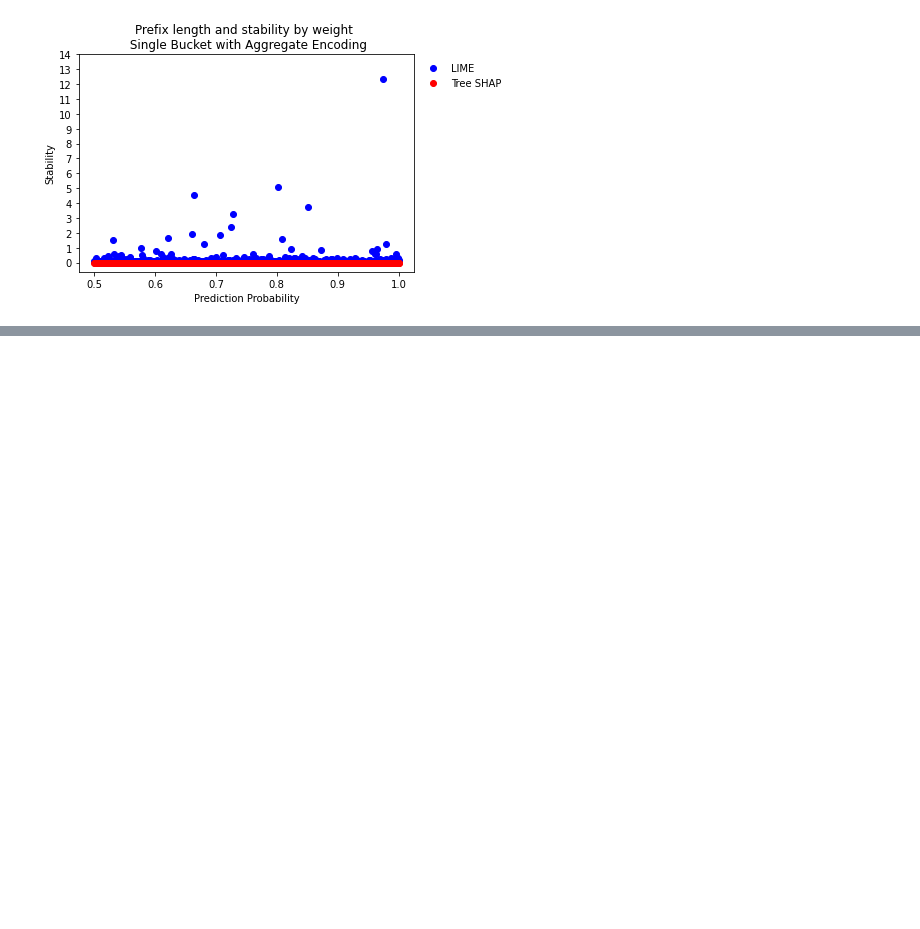
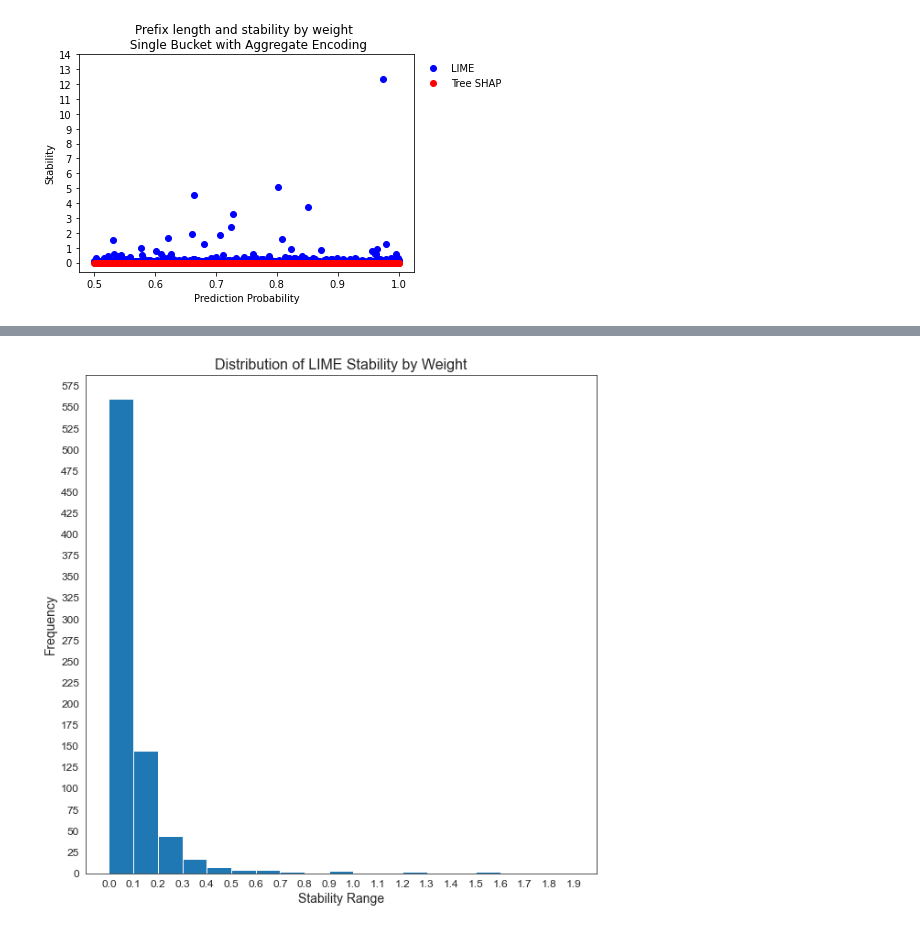
Before and after one commit to Mythreyi-V/PPA_Evaluation, a Jupyter notebook: benchmark_interpretability/PPM_Stability/bpic2012/xgboost_single_agg/bpic2012_data.ipynb, the cells around one changed output, grey strips where cells are left out. Cells and saved outputs as stored; diff of their text form; code cells hidden in the pictures; blank space fills up the shorter version.

```diff
--- a/benchmark_interpretability/PPM_Stability/bpic2012/xgboost_single_agg/bpic2012_data.ipynb
+++ b/benchmark_interpretability/PPM_Stability/bpic2012/xgboost_single_agg/bpic2012_data.ipynb
@@ -354,0 +398,15 @@ plt.show()
+# %%
+bins = np.arange(0, lime_upper+0.1, 0.1)
+yticks = np.arange(0, 600, 25)
+sns.set_style("white")
+plt.subplots(figsize=(10, 10))
+plt.hist(all_lime_stab, bins = bins)
+#plt.figsize([50, 50])
+plt.xticks(bins, fontsize = 12)
+plt.yticks(yticks, fontsize = 12)
+plt.title("Distribution of LIME Stability by Weight", fontsize = 16)
+plt.xlabel("Stability Range", fontsize = 14)
+plt.ylabel("Frequency", fontsize = 14)
+plt.show()
+# %% [output]
+[figure, added]
```
Also changed, not shown: parts of 4 cells of this notebook, 1 other file.
